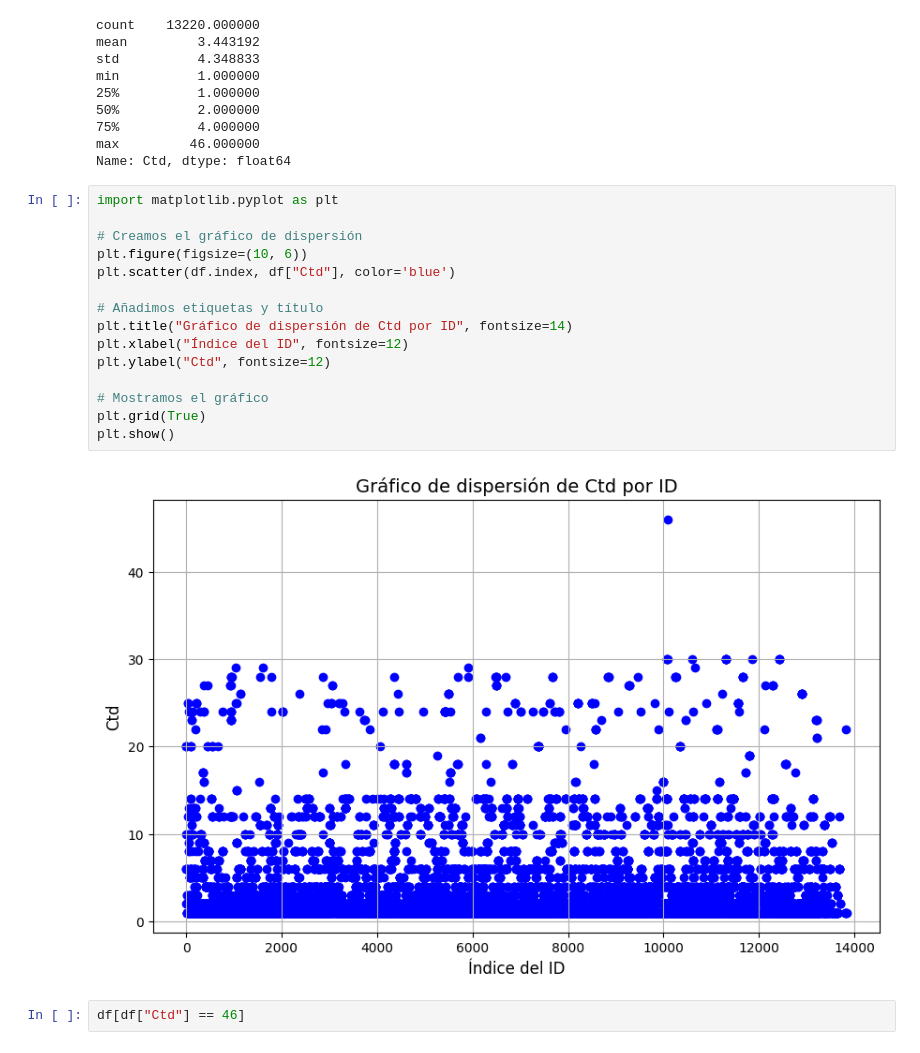
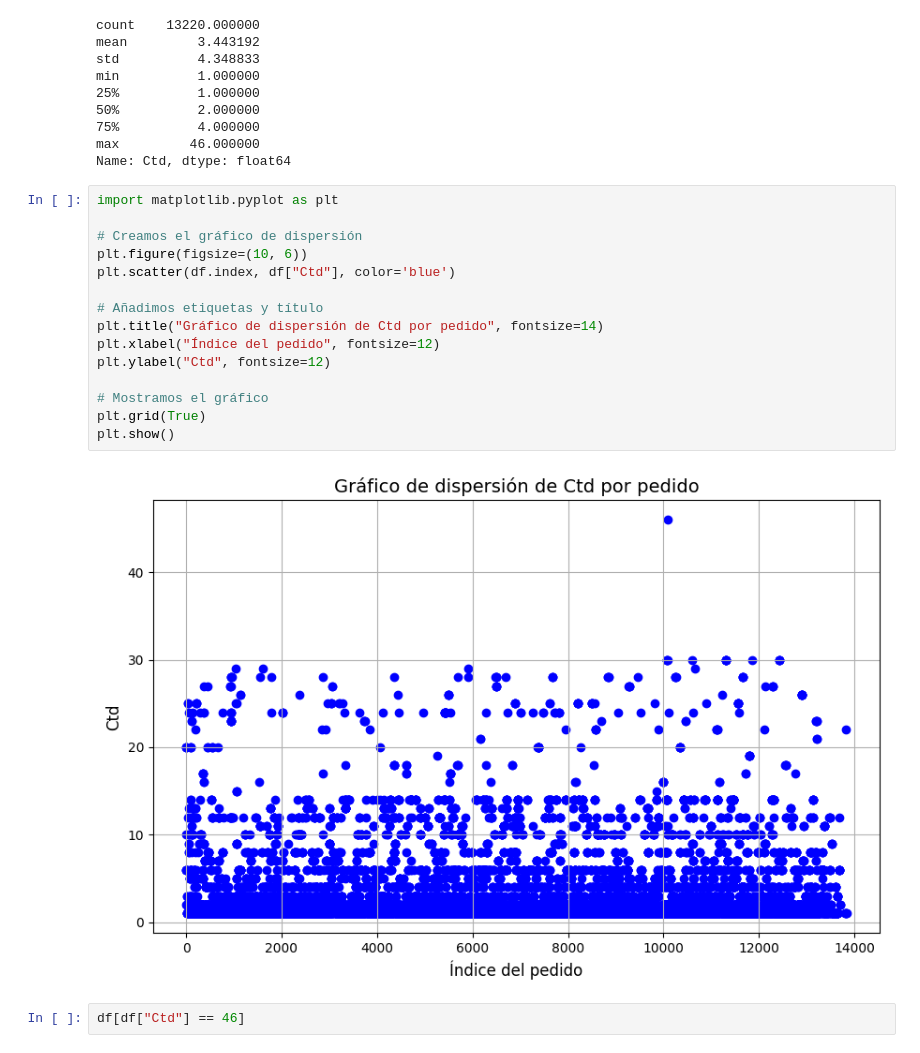
Before and after one commit to AbrilSchafer/Proyecto-Final, a Jupyter notebook: limpieza.ipynb, the cells around one changed output. Drawn from its saved outputs; the diff is of its cells as text.

```diff
--- a/limpieza.ipynb
+++ b/limpieza.ipynb
@@ -776,20 +742,20 @@ Name: Ctd, dtype: float64
 # %%
 import matplotlib.pyplot as plt
 
 # Creamos el gráfico de dispersión
 plt.figure(figsize=(10, 6))
 plt.scatter(df.index, df["Ctd"], color='blue')
 
 # Añadimos etiquetas y título
-plt.title("Gráfico de dispersión de Ctd por ID", fontsize=14)
-plt.xlabel("Índice del ID", fontsize=12)
+plt.title("Gráfico de dispersión de Ctd por pedido", fontsize=14)
+plt.xlabel("Índice del pedido", fontsize=12)
 plt.ylabel("Ctd", fontsize=12)
 
 # Mostramos el gráfico
 plt.grid(True)
 plt.show()
 # %% [output]
-[figure, old version]
+[figure, new version]
 # %%
 df[df["Ctd"] == 46]
 # %% [output]
```
Also changed, not shown: parts of 13 cells of this notebook.
